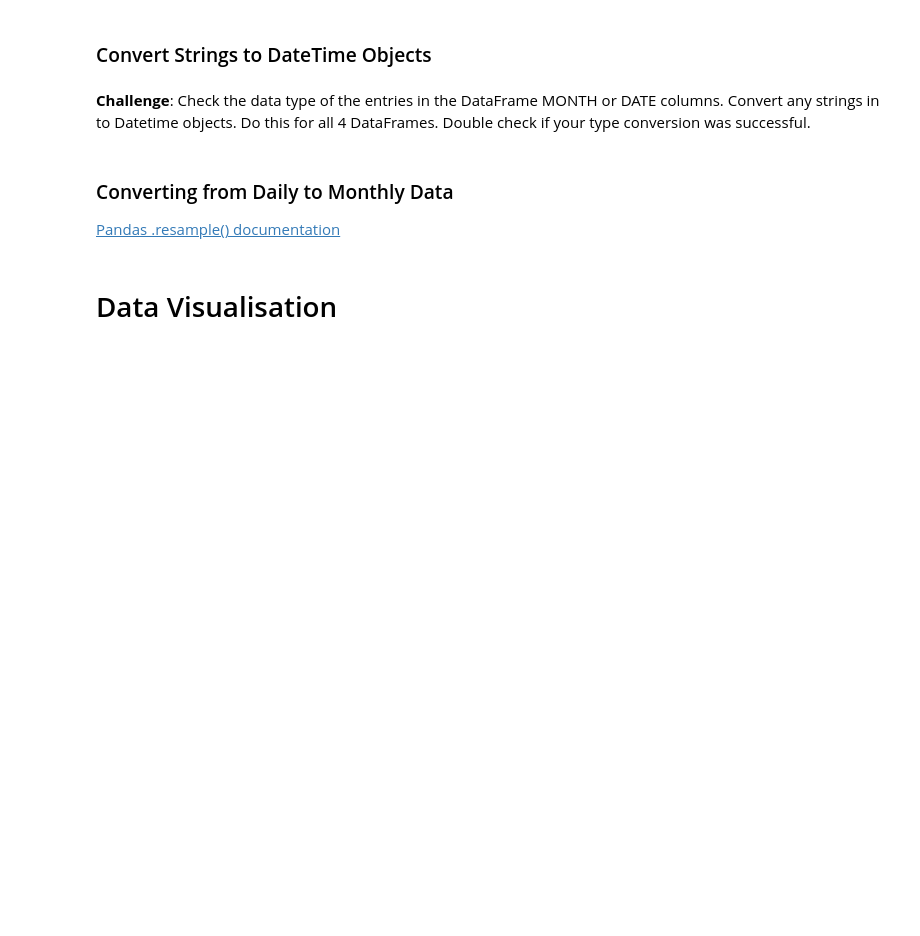
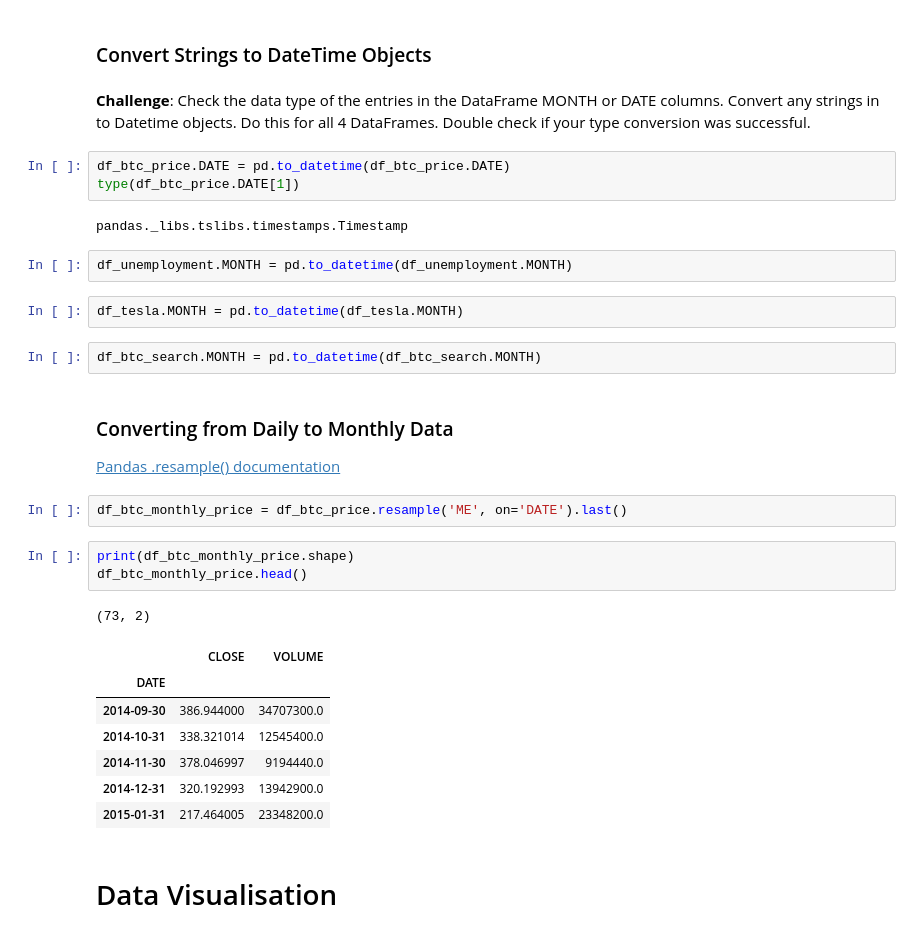
Before and after one commit to AndyRoy04/100DaysOfCode_Python, a Jupyter notebook: Day_75/Google Trends and Data Visualisation (start).ipynb, the cells around one changed output. Saved outputs shown, nothing was run; the diff lists cells and outputs as text; blank space fills up the shorter version.

```diff
--- a/Day_75/Google Trends and Data Visualisation (start).ipynb
+++ b/Day_75/Google Trends and Data Visualisation (start).ipynb
@@ -149,10 +153,35 @@ df_btc_price = df_btc_price.dropna(inplace=True)
 ### Convert Strings to DateTime Objects
 # %% [markdown]
 **Challenge**: Check the data type of the entries in the DataFrame MONTH or DATE columns. Convert any strings in to Datetime objects. Do this for all 4 DataFrames. Double check if your type conversion was successful.
+# %%
+df_btc_price.DATE = pd.to_datetime(df_btc_price.DATE)
+type(df_btc_price.DATE[1])
+# %% [output]
+pandas._libs.tslibs.timestamps.Timestamp
+# %%
+df_unemployment.MONTH = pd.to_datetime(df_unemployment.MONTH)
+# %%
+df_tesla.MONTH = pd.to_datetime(df_tesla.MONTH)
+# %%
+df_btc_search.MONTH = pd.to_datetime(df_btc_search.MONTH)
 # %% [markdown]
 ### Converting from Daily to Monthly Data
 
 [Pandas .resample() documentation](https://pandas.pydata.org/pandas-docs/stable/reference/api/pandas.DataFrame.resample.html) <br>
+# %%
+df_btc_monthly_price = df_btc_price.resample('ME', on='DATE').last()
+# %%
+print(df_btc_monthly_price.shape)
+df_btc_monthly_price.head()
+# %% [output]
+(73, 2)
+|  | CLOSE | VOLUME |
+| DATE |  |  |
+| 2014-09-30 | 386.944000 | 34707300.0 |
+| 2014-10-31 | 338.321014 | 12545400.0 |
+| 2014-11-30 | 378.046997 | 9194440.0 |
+| 2014-12-31 | 320.192993 | 13942900.0 |
+| 2015-01-31 | 217.464005 | 23348200.0 |
 # %% [markdown]
 # Data Visualisation
 # %% [markdown]
```
Also changed, not shown: parts of 10 cells of this notebook.
